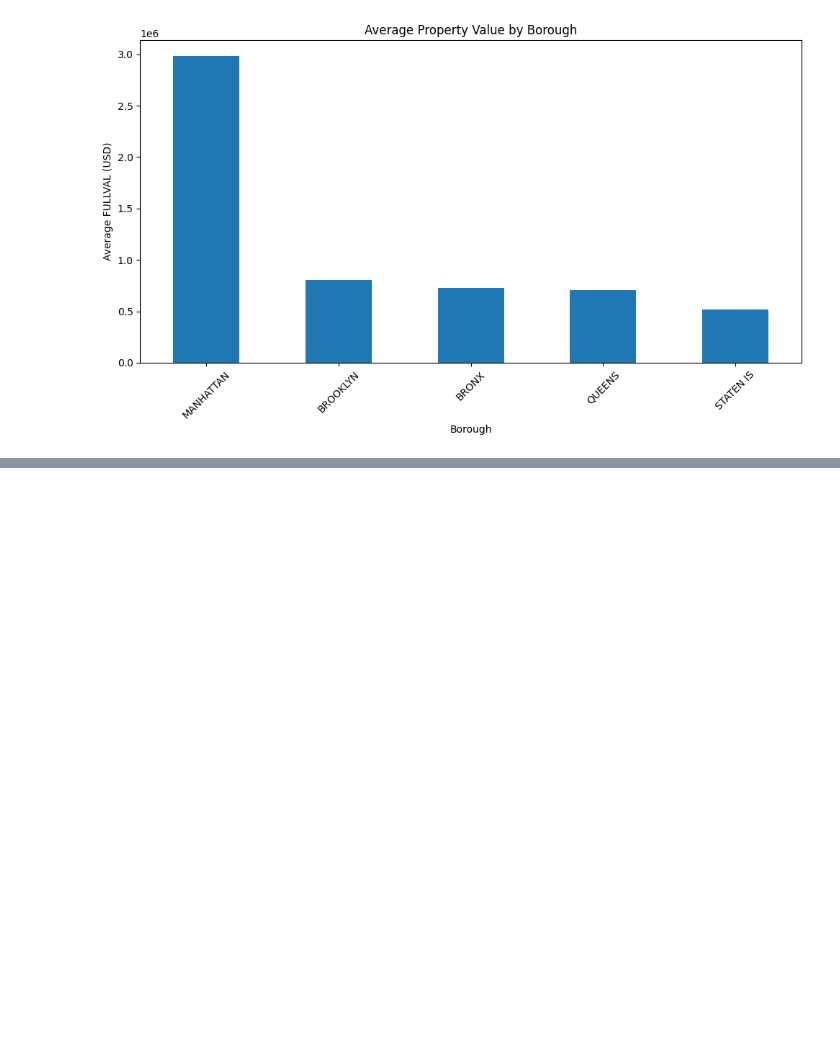
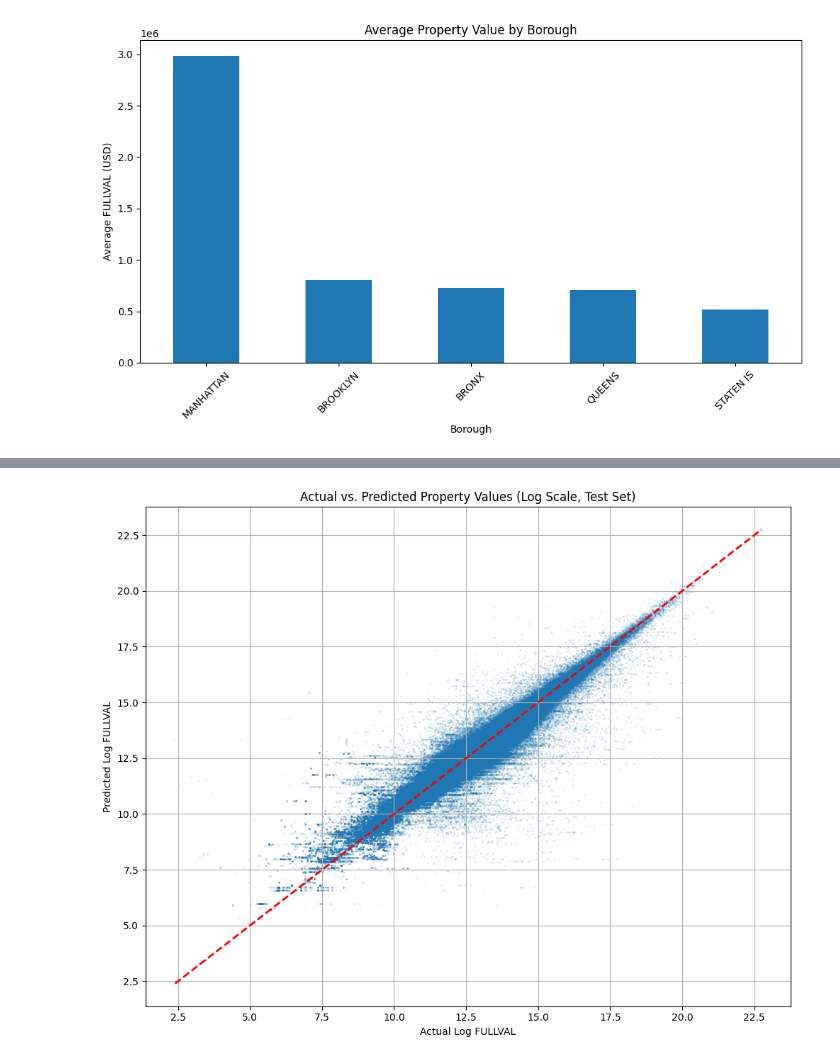
Before and after one commit to z-ferg/UrbanComputing_Final, a Jupyter notebook: src/analysis/evaluate.ipynb, the cells around one changed output, grey strips where cells are left out. Saved outputs shown, nothing was run; the diff lists cells and outputs as text; code cells hidden in the pictures; blank space fills up the shorter version.

```diff
--- a/src/analysis/evaluate.ipynb
+++ b/src/analysis/evaluate.ipynb
@@ -326,0 +365,18 @@ plt.show()
+# %%
+# Actual vs. Predicted Scatter (Log Scale)
+
+# Reuse y_test (actual log_fullval) and predict on X_test
+y_pred_test = model.predict(X_test)
+
+plt.figure(figsize=(10, 8))
+plt.scatter(y_test, y_pred_test, alpha=0.1, s=1)  # Alpha/low s for density on large test set
+plt.plot([y_test.min(), y_test.max()], [y_test.min(), y_test.max()], 'r--', lw=2)  # 45-degree line
+plt.xlabel('Actual Log FULLVAL')
+plt.ylabel('Predicted Log FULLVAL')
+plt.title('Actual vs. Predicted Property Values (Log Scale, Test Set)')
+plt.grid(True)
+plt.tight_layout()
+plt.savefig('fig_actual_vs_predicted.png', dpi=300)
+plt.show()
+# %% [output]
+[figure, added]
```
Also changed, not shown: parts of 2 cells of this notebook, 5 other files.
